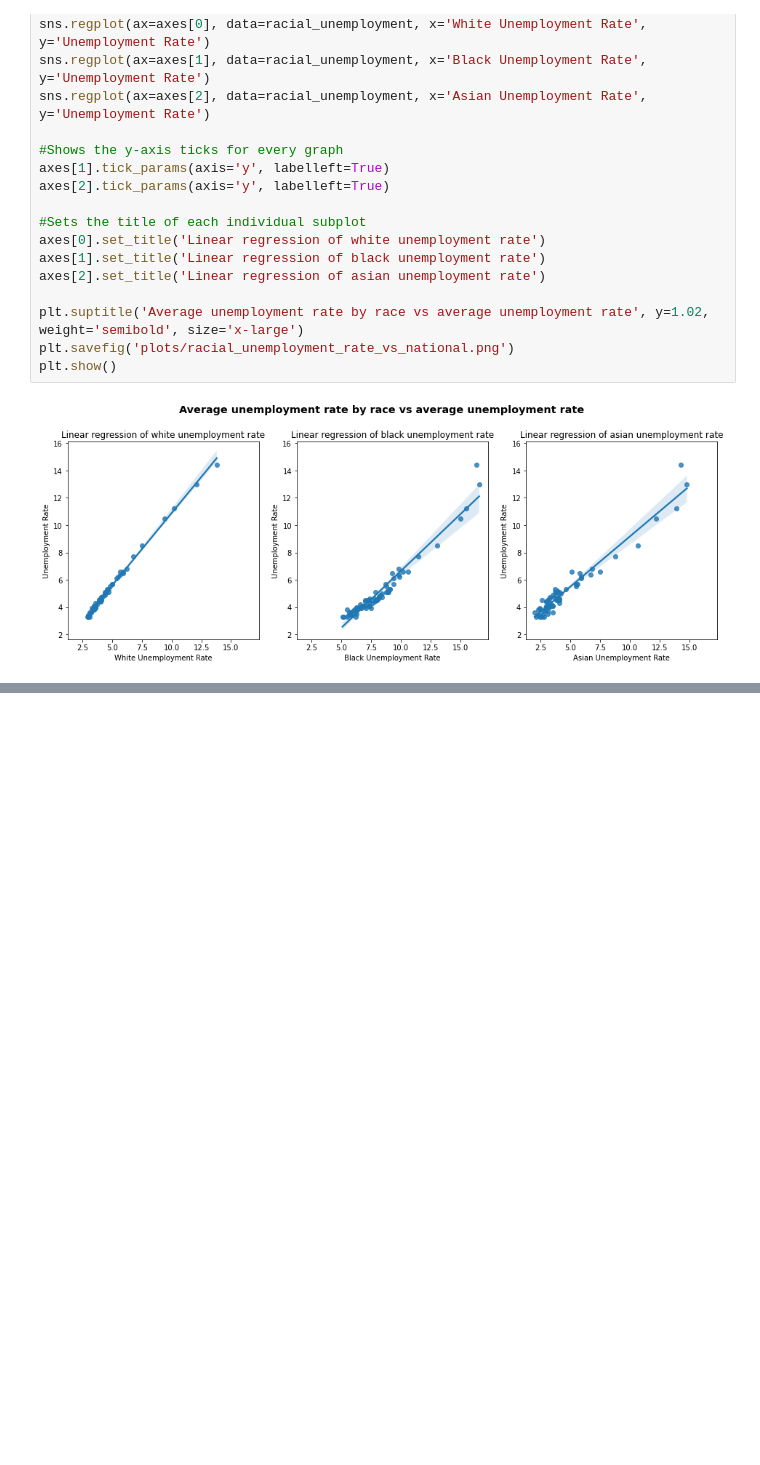
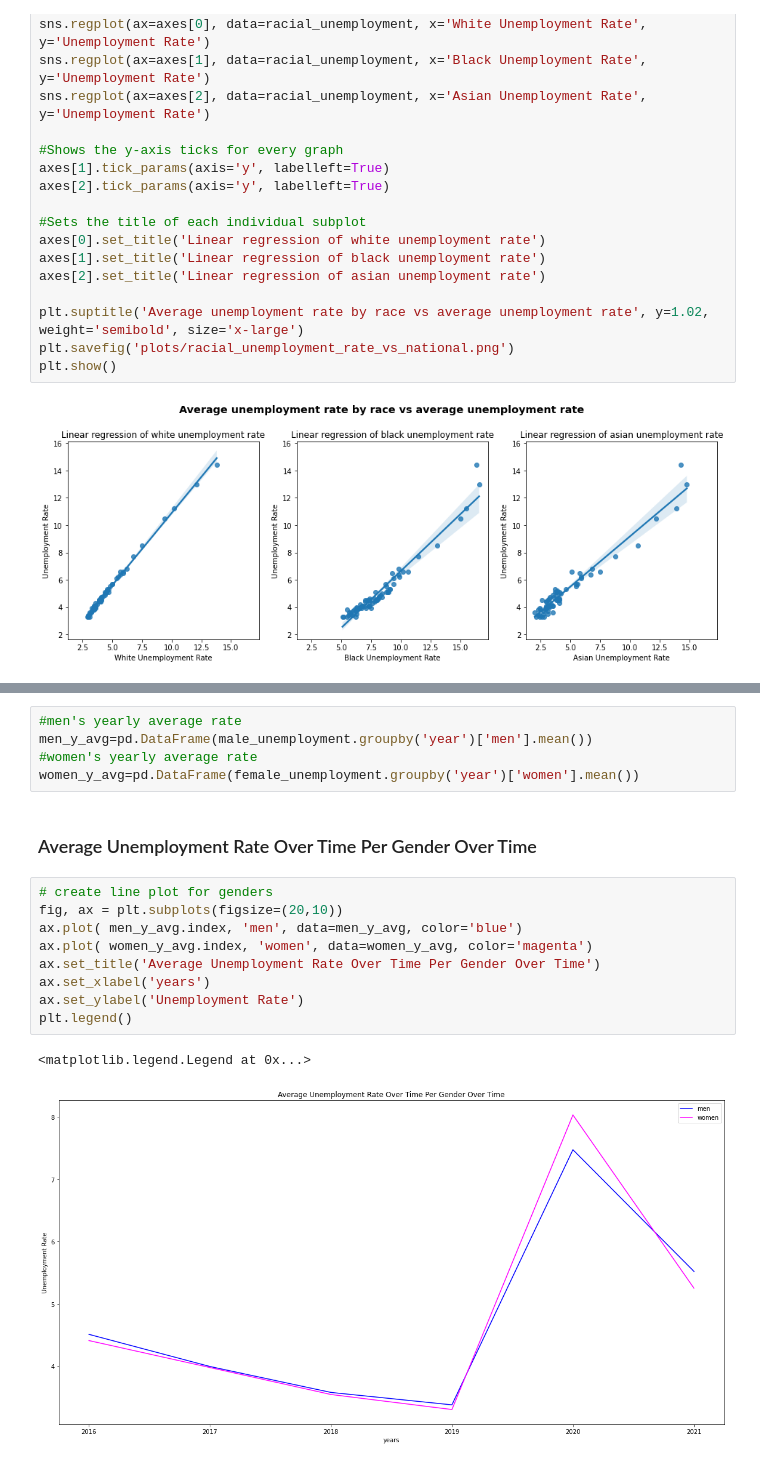
Before and after one commit to asma512/exploratory_data_analysis_project, a Jupyter notebook: Exploratory Data Analysis Project.ipynb, the cells around one changed output, grey strips where cells are left out. Drawn from its saved outputs; the diff is of its cells as text; blank space fills up the shorter version.

```diff
--- a/Exploratory Data Analysis Project.ipynb
+++ b/Exploratory Data Analysis Project.ipynb
@@ -260,0 +327,19 @@ plt.show()
+# %%
+#men's yearly average rate
+men_y_avg=pd.DataFrame(male_unemployment.groupby('year')['men'].mean())
+#women's yearly average rate
+women_y_avg=pd.DataFrame(female_unemployment.groupby('year')['women'].mean())
+# %% [markdown]
+### Average Unemployment Rate Over Time Per Gender Over Time
+# %%
+# create line plot for genders
+fig, ax = plt.subplots(figsize=(20,10))
+ax.plot( men_y_avg.index, 'men', data=men_y_avg, color='blue')
+ax.plot( women_y_avg.index, 'women', data=women_y_avg, color='magenta')
+ax.set_title('Average Unemployment Rate Over Time Per Gender Over Time')
+ax.set_xlabel('years')
+ax.set_ylabel('Unemployment Rate')
+plt.legend()
+# %% [output]
+<matplotlib.legend.Legend at 0x...>
+[figure, added]
```
Also changed, not shown: parts of 40 cells of this notebook, 2 other files.
